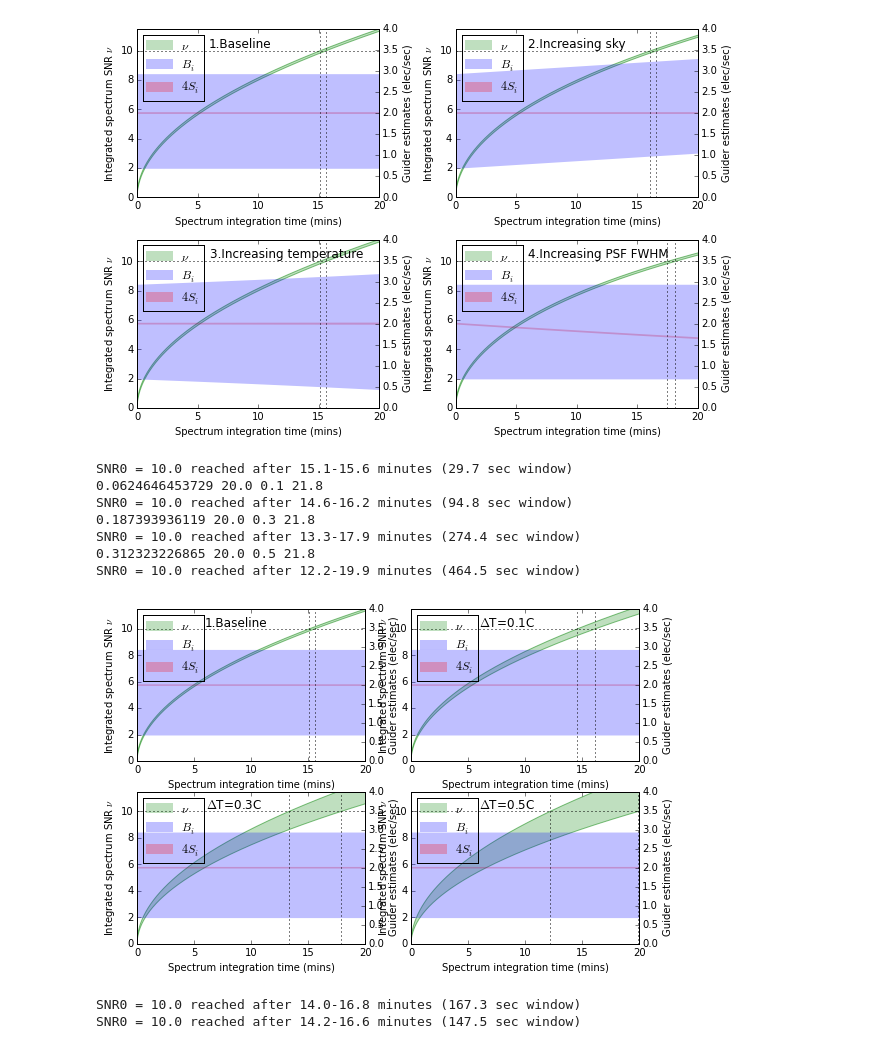
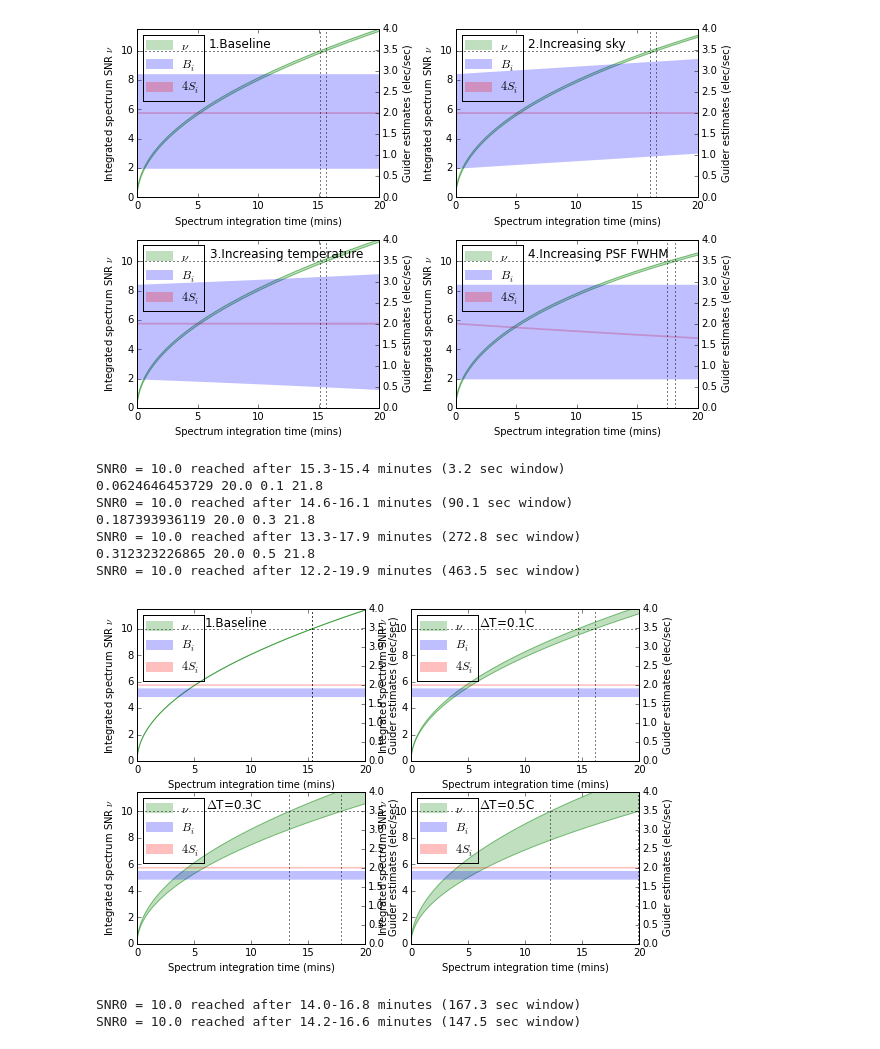
Before and after one commit to desihub/desietcproto, a Jupyter notebook: doc/nb/ETC Calculator.ipynb, the cells around one changed output. Saved outputs shown, nothing was run; the diff lists cells and outputs as text; code cells hidden in the pictures.

```diff
--- a/doc/nb/ETC Calculator.ipynb
+++ b/doc/nb/ETC Calculator.ipynb
@@ -919,40 +919,40 @@ def systematic_temperature_plot(n=20*60,save=None):
     #
     nominal_area = 1e4 # pixels
     nominal_sky_level = 21.8 # elec/sec/pixel
     nominal_temp_C = 20.0 # degC
-    temp_error = 1.0 # degC RMS
-    sys_temp_error = 1
+    temp_error = 0.1 # degC RMS
+    sys_temp_error = 1.0
     nominal_snr = 100. # total SNR for all guide stars in one guide exposure
     nominal_fwhm = 1.2 # arcsecs
     nominal_bg_tot = gfa_total_bg(temperature_C=nominal_temp_C,sky_brightness=nominal_sky_level)
     #
     t = np.arange(1,n+1)
 
     baseline_bg_frac = bg_error_fraction(nominal_area,nominal_temp_C,
                                          temp_error, sys_temp_error,sky_brightness=nominal_sky_level)
     baseline_sig_frac = gaussian_error_fraction(nominal_snr,nominal_fwhm)
     sb_lim = (0,4)
     plt.figure(figsize=(9,6))
     plt.subplot(2,2,1)
     projection_plot(t,dsig=dsig0,dbg=dbg0,sig_error_frac=baseline_sig_frac,bg_error_frac=baseline_bg_frac,sb_lim=sb_lim,
                     label='1.Baseline')
     for i,dt in enumerate([0.1,0.3, 0.5]):
         plt.subplot(2,2,2+i)
         bge=bg_systematic_error_fraction(nominal_temp_C,dt,nominal_sky_level)
         print bge,nominal_temp_C,dt,nominal_sky_level
         projection_plot(t,dsig=dsig0,dbg=dbg0,sig_error_frac=baseline_sig_frac,bg_error_frac=baseline_bg_frac,sb_lim=sb_lim,
                     label='$\\Delta$T='+str(dt)+'C',beta_rel_error=bge)
 
 systematic_temperature_plot()
 # %% [output]
-SNR0 = 10.0 reached after 15.1-15.6 minutes (29.7 sec window)
+SNR0 = 10.0 reached after 15.3-15.4 minutes (3.2 sec window)
 0.0624646453729 20.0 0.1 21.8
-SNR0 = 10.0 reached after 14.6-16.2 minutes (94.8 sec window)
+SNR0 = 10.0 reached after 14.6-16.1 minutes (90.1 sec window)
 0.187393936119 20.0 0.3 21.8
-SNR0 = 10.0 reached after 13.3-17.9 minutes (274.4 sec window)
+SNR0 = 10.0 reached after 13.3-17.9 minutes (272.8 sec window)
 0.312323226865 20.0 0.5 21.8
-SNR0 = 10.0 reached after 12.2-19.9 minutes (464.5 sec window)
+SNR0 = 10.0 reached after 12.2-19.9 minutes (463.5 sec window)
-[figure, old version]
+[figure, new version]
 # %%
 def calib_plot(n=20*60,save=None):
     #
```
Also changed, not shown: 1 other file.
